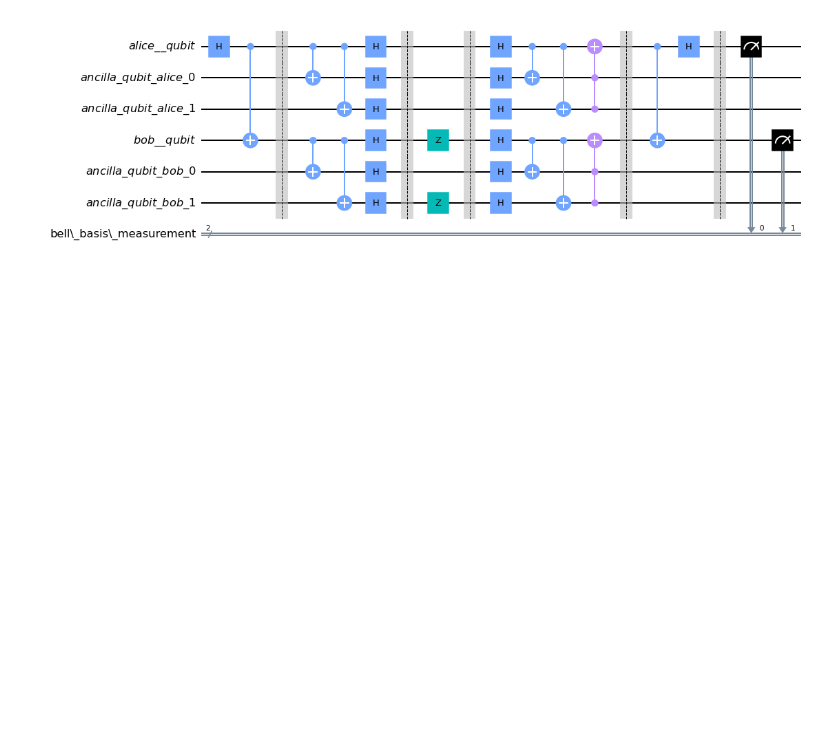
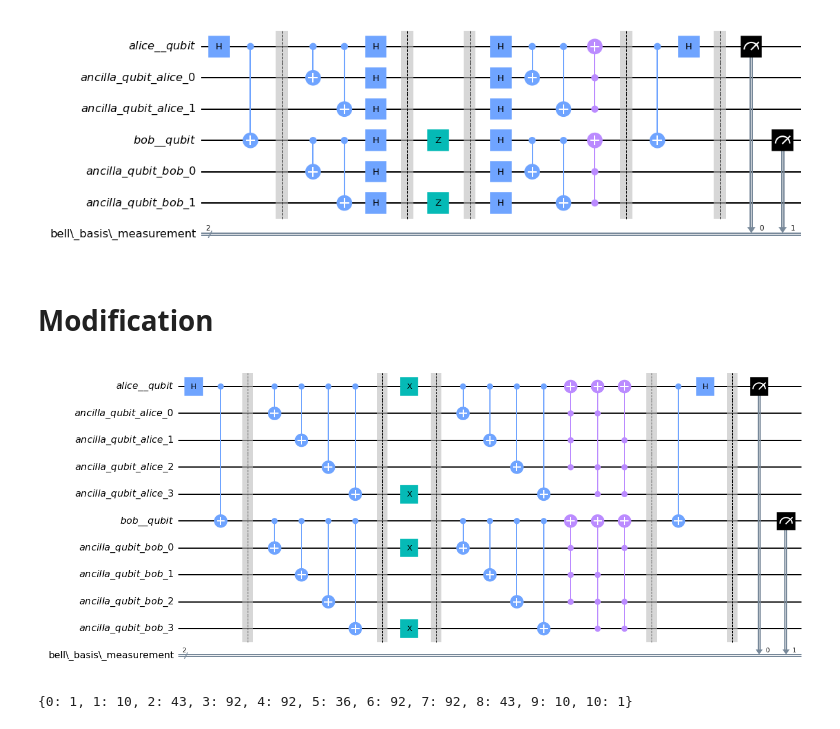
Before and after one commit to syedshubha/qec-bell-pair-fidelity, a Jupyter notebook: five_qubit_repetition.ipynb, the cells around one changed output. Saved outputs shown, nothing was run; the diff lists cells and outputs as text; code cells hidden in the pictures; blank space fills up the shorter version.

```diff
--- a/five_qubit_repetition.ipynb
+++ b/five_qubit_repetition.ipynb
@@ -312,3 +312,45 @@ repetition_code_qc.draw(output='mpl')
 [figure]
 # %%
 repetition_code_qc.draw(output='mpl').savefig("Phaseflip.png",dpi=400,bbox_inches="tight")
+# %% [markdown]
+# Modification
+# %%
+cr= ClassicalRegister(2,"bell_basis_measurement")
+alice_qubit= QuantumRegister(1, 'alice__qubit')
+bob_qubit= QuantumRegister(1, 'bob__qubit')
+lq1= QuantumRegister(4, 'ancilla_qubit_alice')
+lq2= QuantumRegister(4,'ancilla_qubit_bob')
+
+repetition_code_qc= QuantumCircuit(alice_qubit,lq1,bob_qubit,lq2,cr)
+
+repetition_code_qc.h(alice_qubit[0])
+repetition_code_qc.cx(alice_qubit[0],bob_qubit[0])
+
+repetition_code_qc.barrier()
+repetition_code_qc.cx(alice_qubit, lq1)
+repetition_code_qc.cx(bob_qubit, lq2)
+
+repetition_code_qc.barrier()
+
+repetition_code_qc.x([0,4,6,9])
+repetition_code_qc.barrier()
+repetition_code_qc.cx(alice_qubit, lq1)
+repetition_code_qc.cx(bob_qubit, lq2)
+repetition_code_qc.mct([1,2,3],0)
+repetition_code_qc.mct([1,3,4],0)
+repetition_code_qc.mct([2,3,4],0)
+#repetition_code_qc.mct([1,2,4],0)
+#repetition_code_qc.mct([1,2,3,4],0)
+repetition_code_qc.mct([6,7,8],5)
+repetition_code_qc.mct([7,8,9],5)
+repetition_code_qc.mct([6,8,9],5)
+#repetition_code_qc.mct([6,7,9],5)
+#repetition_code_qc.mct([6,7,8,9],5)
+repetition_code_qc.barrier()
+repetition_code_qc.cx(alice_qubit[0],bob_qubit[0])
+repetition_code_qc.h(alice_qubit[0])
+repetition_code_qc.barrier()
+repetition_code_qc.measure([alice_qubit[0], bob_qubit[0]],cr)
+repetition_code_qc.draw(output='mpl')
+# %% [output]
+[figure, added]
@@ -314,0 +446,18 @@ repetition_code_qc.draw(output='mpl').savefig("Phaseflip.png",dpi=400,bbox_inche
+# %%
+count=0
+corrected = []
+for c in result:
+    if c[10]=={'00': 64}:
+        count=count+1
+        corrected.append(c[:10])
+Summary= {0:0,1:0,2:0,3:0,4:0,5:0,6:0,7:0,8:0,9:0,10:0}
+for i in corrected:
+    count=0
+    for x in i:
+        if x=="X":
+            count=count+1
+    Summary[count]+=1
+c3= Summary
+print(c3)
+# %% [output]
+{0: 1, 1: 10, 2: 43, 3: 92, 4: 92, 5: 36, 6: 92, 7: 92, 8: 43, 9: 10, 10: 1}
```
Also changed, not shown: parts of 3 cells of this notebook.
